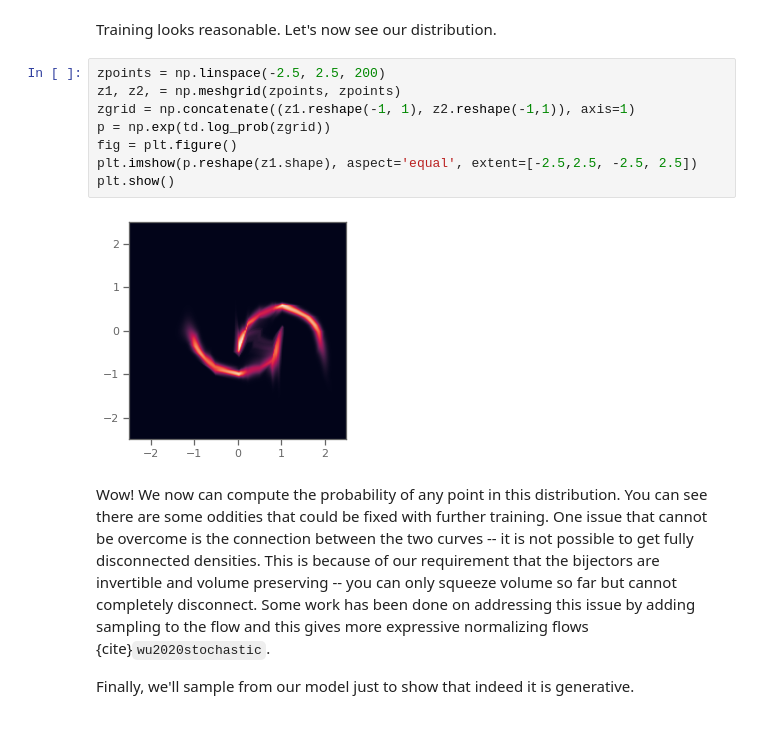
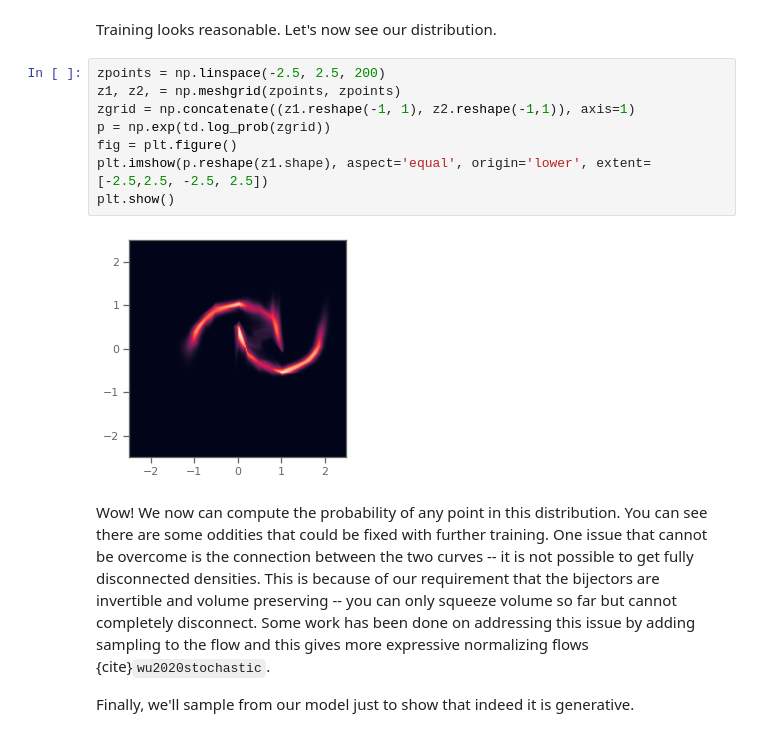
Before and after one commit to whitead/dmol-book, a Jupyter notebook: dl/flows.ipynb, the cells around one changed output. Saved outputs shown, nothing was run; the diff lists cells and outputs as text.

Commit message:
Fixed warnings and aligned example plots

```diff
--- a/dl/flows.ipynb
+++ b/dl/flows.ipynb
@@ -242,13 +244,13 @@ Training looks reasonable. Let's now see our distribution.
 # %%
 zpoints = np.linspace(-2.5, 2.5, 200)
 z1, z2, = np.meshgrid(zpoints, zpoints)
 zgrid = np.concatenate((z1.reshape(-1, 1), z2.reshape(-1,1)), axis=1)
 p = np.exp(td.log_prob(zgrid))
 fig = plt.figure()
-plt.imshow(p.reshape(z1.shape), aspect='equal', extent=[-2.5,2.5, -2.5, 2.5])
+plt.imshow(p.reshape(z1.shape), aspect='equal', origin='lower', extent=[-2.5,2.5, -2.5, 2.5])
 plt.show()
 # %% [output]
-[figure, old version]
+[figure, new version]
 # %% [markdown]
 Wow! We now can compute the probability of any point in this distribution. You can see there are some oddities that could be fixed with further training. One issue that cannot be overcome is the connection between the two curves -- it is not possible to get fully disconnected densities. This is because of our requirement that the bijectors are invertible and volume preserving -- you can only squeeze volume so far but cannot completely disconnect. Some work has been done on addressing this issue by adding sampling to the flow and this gives more expressive normalizing flows {cite}`wu2020stochastic`.
 
```
Also changed, not shown: parts of 4 cells of this notebook.
